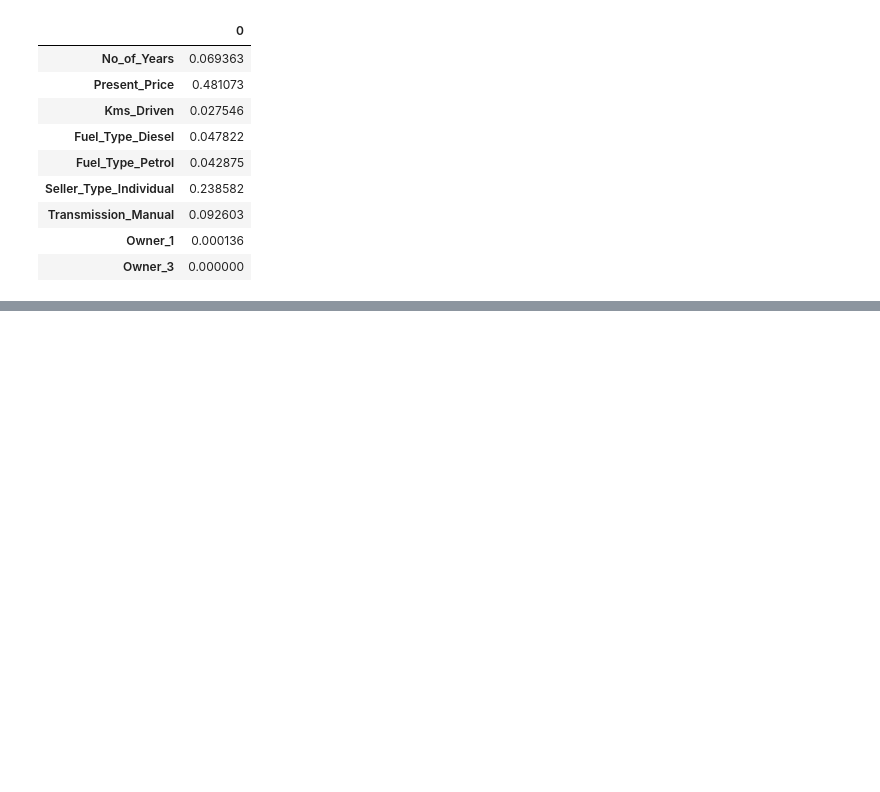
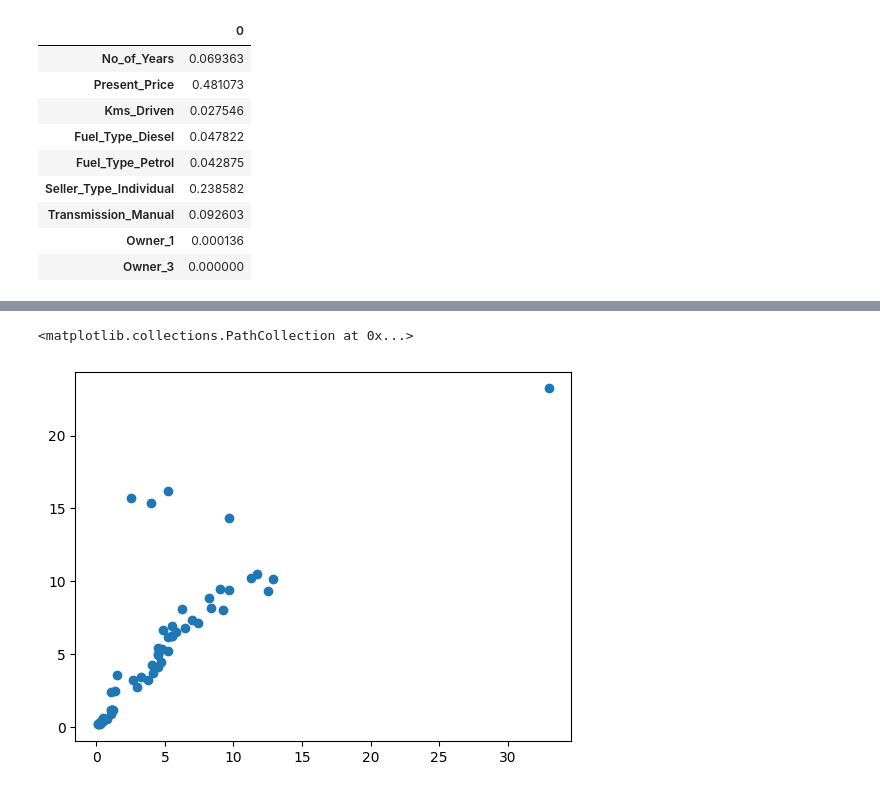
Before and after one commit to AhmAdO9/Machine_learning, a Jupyter notebook: CAR_DEKHO/car_price_prediction.ipynb, the cells around one changed output, grey strips where cells are left out. Cells and saved outputs as stored; diff of their text form; code cells hidden in the pictures; blank space fills up the shorter version.

```diff
--- a/CAR_DEKHO/car_price_prediction.ipynb
+++ b/CAR_DEKHO/car_price_prediction.ipynb
@@ -450,0 +637,5 @@ dataframe
+# %%
+plt.scatter(y_test , preds)
+# %% [output]
+<matplotlib.collections.PathCollection at 0x...>
+[figure, added]
```
Also changed, not shown: parts of 21 cells of this notebook.
